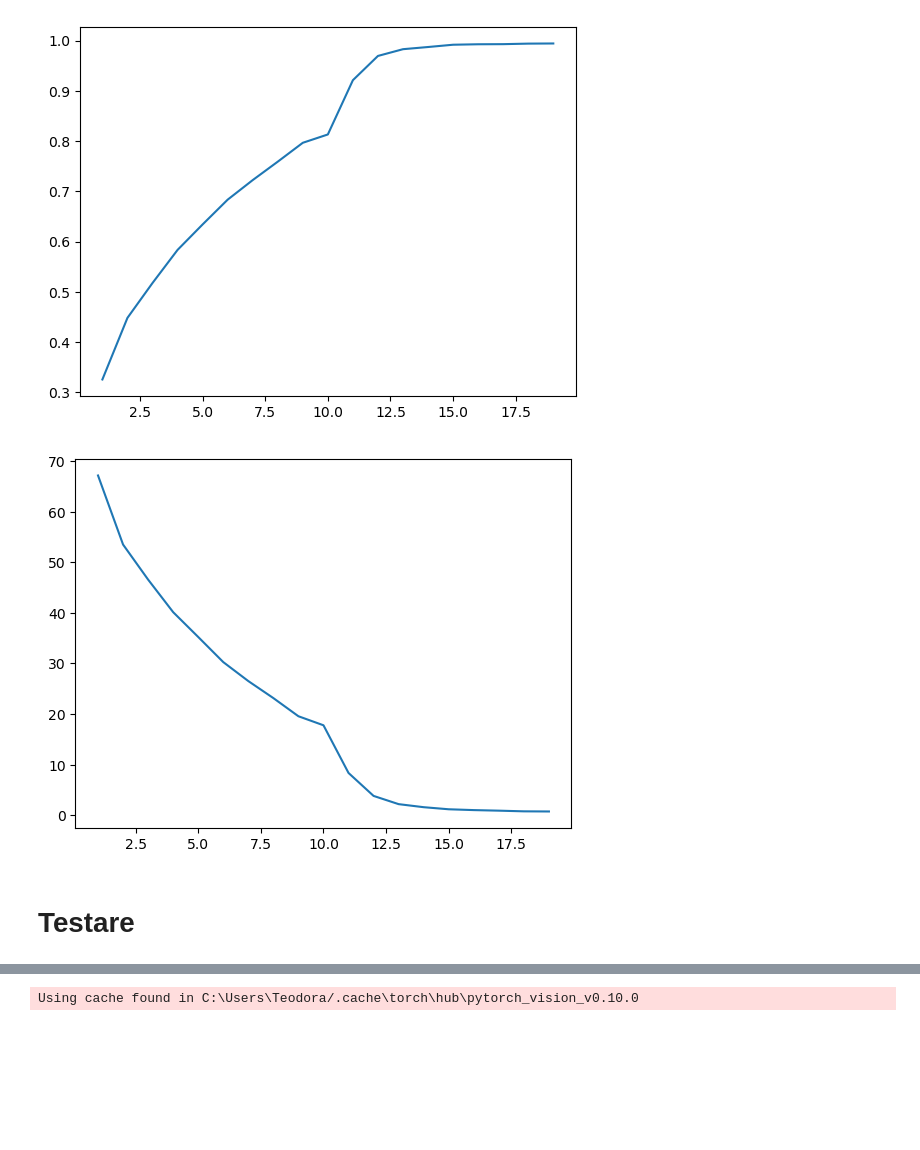
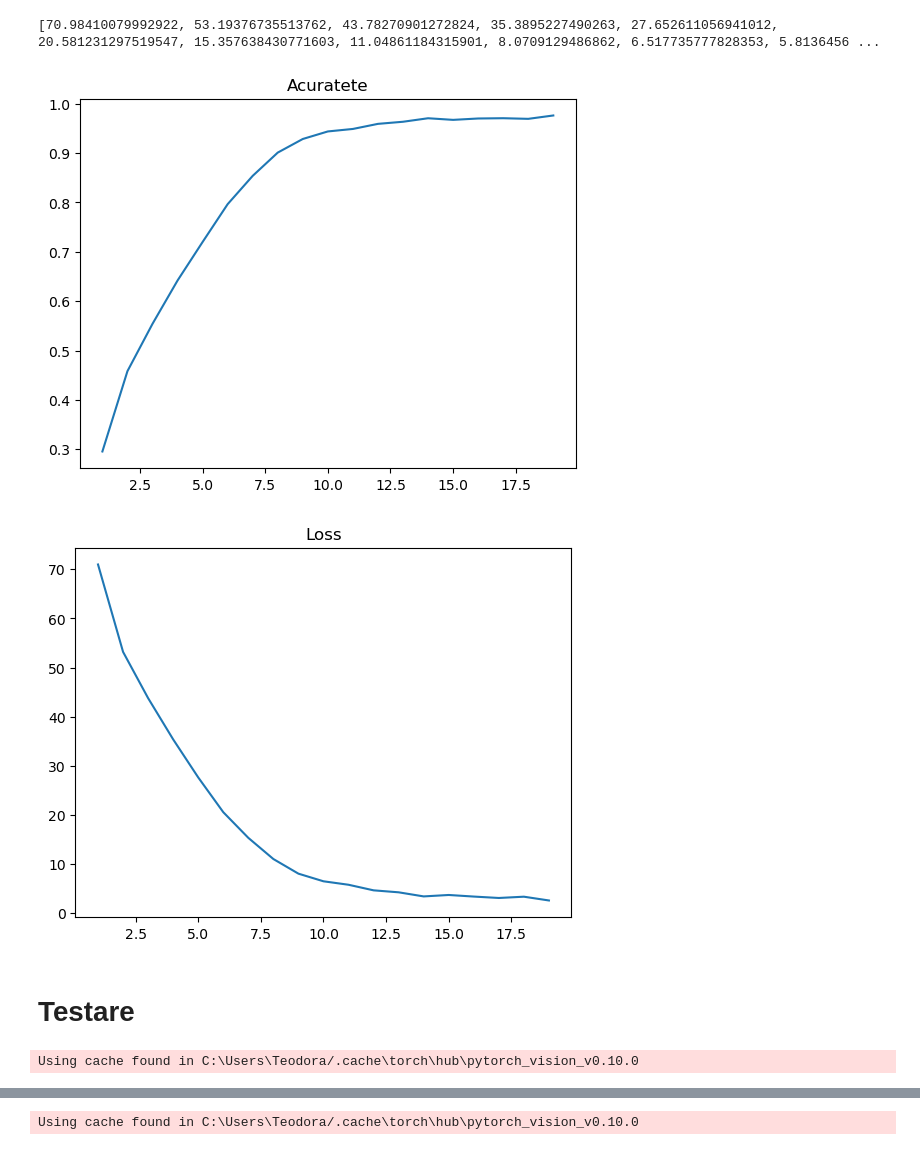
Before and after one commit to teodora-vaman/Painting-Retrieval, a Jupyter notebook: training.ipynb, the cells around one changed output, grey strips where cells are left out. Cells and saved outputs as stored; diff of their text form; code cells hidden in the pictures; blank space fills up the shorter version.

```diff
--- a/training.ipynb
+++ b/training.ipynb
@@ -100,21 +100,21 @@ torch.backends.cudnn.benchmark = True
 #     param.requires_grad = False
 
 mobile_net.classifier[1] = nn.Linear(in_features=1280, out_features=18, bias=True)
-
+# mobile_net.load_state_dict(torch.load('mobileNet_PandoraTrain7.pt'))
 
 
 # mobile_net.classifier[6] = nn.Linear(in_features=4096, out_features=18, bias=True)
 
 
 loss_function = nn.CrossEntropyLoss(reduction="sum")
-optim = torch.optim.AdamW(mobile_net.parameters(), lr=0.01)
-scheduler = torch.optim.lr_scheduler.StepLR(optimizer = optim, step_size = 20, gamma=0.1)
+optim = torch.optim.AdamW(mobile_net.parameters(), lr=0.0001)
+scheduler = torch.optim.lr_scheduler.StepLR(optimizer = optim, step_size = 30, gamma=0.1)
 
 train_data_dataset = DatasetPandora(excel_train)
-train_loader = DataLoader(train_data_dataset, batch_size=128, shuffle=True, num_workers=0, pin_memory=True)
+train_loader = DataLoader(train_data_dataset, batch_size=64, shuffle=True, num_workers=0, pin_memory=True)
 # mobile_net.load_state_dict(torch.load('mobileNet_PandoraTrain6.pt'))
 
-nr_epoci = 50
+nr_epoci = 100
 mobile_net.train()
 mobile_net.cuda()
 
@@ -154,13 +154,13 @@ for epoca in range(nr_epoci):
 
     epoch_loss = running_loss / len(train_loader.dataset)
     epoch_acc = running_corrects.double() / len(train_loader.dataset)
-    scheduler.step()
+    # scheduler.step()
 
     print("-- EPOCA {} ----  Acuratetea: {} - Loss: {}".format(epoca+1, epoch_acc * 100, epoch_loss))
 
     model_losses.append(epoch_loss)
     model_acc.append(epoch_acc)
-    torch.save(mobile_net.state_dict(), '.\\mobileNet_PandoraTrain6.pt')
+    torch.save(mobile_net.state_dict(), '.\\mobileNet_PandoraTrain8.pt')
 # %% [output]
 Using cache found in C:\Users\Teodora/.cache\torch\hub\pytorch_vision_v0.10.0
 14072
@@ -183,25 +184,30 @@ Using cache found in C:\Users\Teodora/.cache\torch\hub\pytorch_vision_v0.10.0
 # %%
 def my_plot(epochs, loss):
     plt.plot(epochs, loss)
 
 new_model_acc = []
 for model_acc_index in model_acc:
     new_model_acc.append(model_acc_index.to(torch.device('cpu')))
 
 
 # new_model_loss = []
 # for model_loss in model_losses:
 #     # new_model_loss.append(model_loss.to(torch.device('cpu')))
 #     model_loss.to(torch.device('cpu'))
 # # my_plot(np.linspace(1, 20, 20).astype(int), model_acc.to(torch.device('cpu')))
 
 plt.figure()
-my_plot(np.linspace(1, 19, 19).astype(int), new_model_acc)
+plt.plot(np.linspace(1, 19, 19).astype(int), new_model_acc)
+plt.title("Acuratete")
 
 plt.figure()
-my_plot(np.linspace(1, 19, 19).astype(int), model_losses)
+plt.plot(np.linspace(1, 19, 19).astype(int), model_losses)
+plt.title("Loss")
+
+print(model_losses)
 # %% [output]
+[70.98410079992922, 53.19376735513762, 43.78270901272824, 35.3895227490263, 27.652611056941012, 20.581231297519547, 15.357638430771603, 11.04861184315901, 8.0709129486862, 6.517735777828353, 5.8136456 ...
-[figure, old version]
+[figure, new version]
-[figure, old version]
+[figure, new version]
 # %% [markdown]
 # Testare
@@ -214,3 +214,28 @@ test_loader = DataLoader(train_data_dataset, batch_size=128, shuffle=True, num_w
+# %%
+from torchvision import models, transforms
+
+dev = torch.device('cuda')
+torch.cuda.empty_cache()
+
+
+# torch.nn.functional.conv2d(torch.zeros(s, s, s, s, device=dev), torch.zeros(s, s, s, s, device=dev))
+
+excel_test = "E:\Lucru\ANUL II MASTER\MLAV\ProiectDificil\Pandora_18k_Merged\\testing_paths_labels.xlsx"
+
+# mobile_net = models.alexnet(pretrained=True)
+mobile_net = torch.hub.load('pytorch/vision:v0.10.0', 'mobilenet_v2', pretrained=True)
+
+device = torch.device("cuda" if torch.cuda.is_available() else "cpu")
+mobile_net.to(device)
+torch.backends.cudnn.benchmark = True
+
+mobile_net.classifier[1] = nn.Linear(in_features=1280, out_features=18, bias=True)
+mobile_net.load_state_dict(torch.load('mobileNet_PandoraTrain8.pt'))
+
+test_data_dataset = DatasetPandora(excel_test)
+test_loader = DataLoader(test_data_dataset, batch_size=128, shuffle=True, num_workers=0, pin_memory=True)
+# %% [output]
+Using cache found in C:\Users\Teodora/.cache\torch\hub\pytorch_vision_v0.10.0
 # %%
 # for param in mobile_net.parameters():
 #     param.requires_grad = False
```
Also changed, not shown: parts of 6 cells of this notebook, 3 other files.
